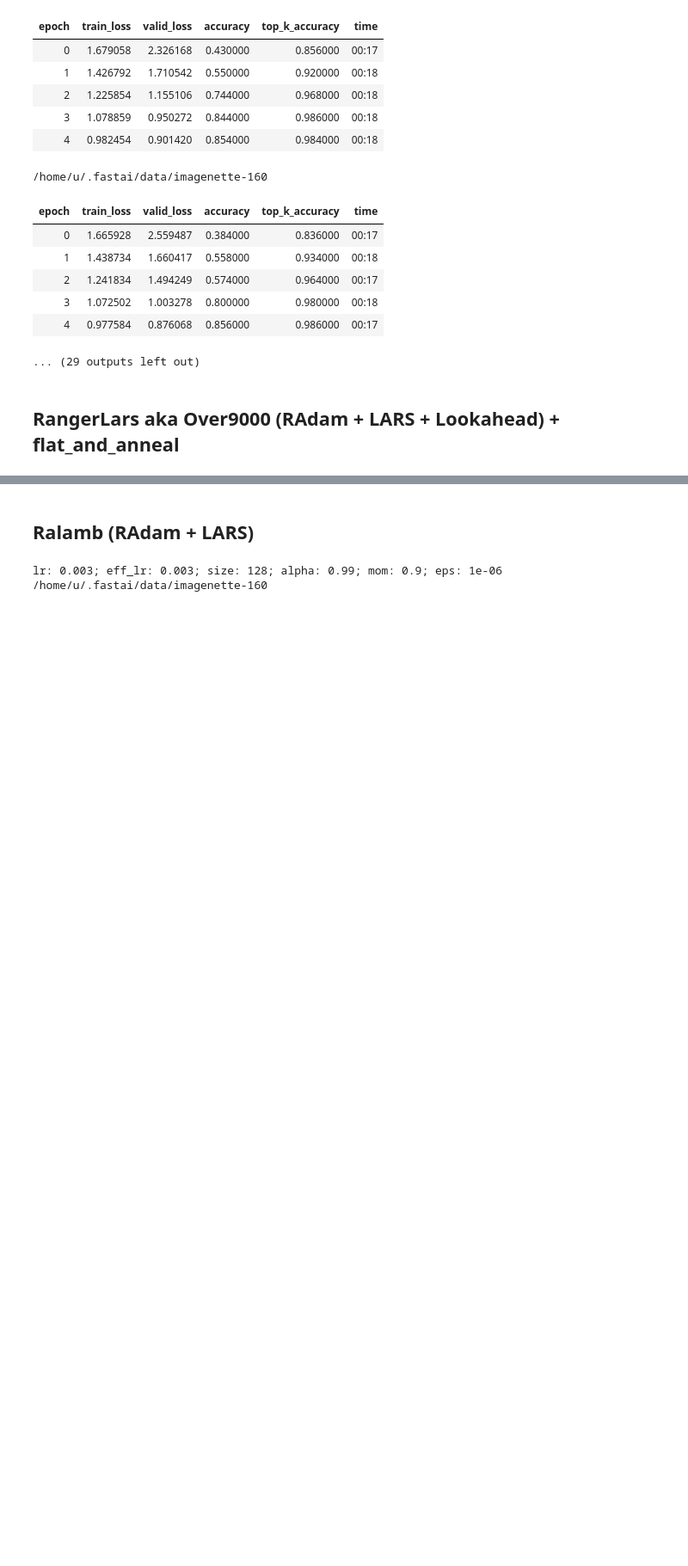
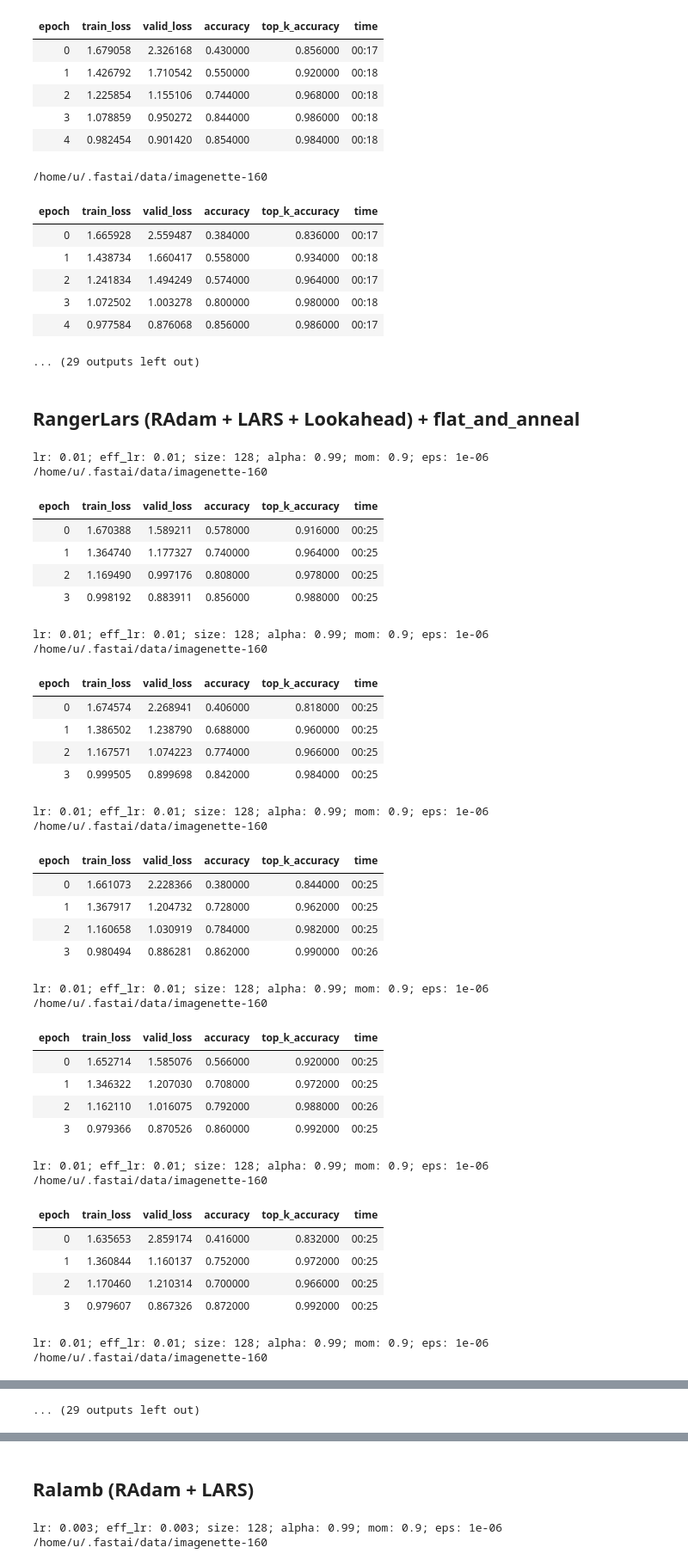
Before and after one commit to mgrankin/over9000, a Jupyter notebook: Imagenette_128_5_epoch-bs64.ipynb, the cells around one changed output, grey strips where cells are left out. Shown at 86% size. Saved outputs shown, nothing was run; the diff lists cells and outputs as text; code cells hidden in the pictures; blank space fills up the shorter version.

```diff
--- a/Imagenette_128_5_epoch-bs64.ipynb
+++ b/Imagenette_128_5_epoch-bs64.ipynb
@@ -48,4 +48,46 @@
 | 4 | 0.977584 | 0.876068 | 0.856000 | 0.986000 | 00:17 |
 ... (29 outputs left out)
 # %% [markdown]
-## RangerLars aka Over9000 (RAdam + LARS + Lookahead) + flat_and_anneal
+## RangerLars (RAdam + LARS + Lookahead) + flat_and_anneal
+# %%
+# only 4 epoch
+%run train.py --run 20 --woof 0 --size 128 --bs 64 --mixup 0 --sa 0 --epoch 4 --lr 1e-2 --gpu 0 \
+                --opt over9000 --sched_type flat_and_anneal --ann_start 0.5
+# %% [output]
+lr: 0.01; eff_lr: 0.01; size: 128; alpha: 0.99; mom: 0.9; eps: 1e-06
+/home/u/.fastai/data/imagenette-160
+| epoch | train_loss | valid_loss | accuracy | top_k_accuracy | time |
+| 0 | 1.670388 | 1.589211 | 0.578000 | 0.916000 | 00:25 |
+| 1 | 1.364740 | 1.177327 | 0.740000 | 0.964000 | 00:25 |
+| 2 | 1.169490 | 0.997176 | 0.808000 | 0.978000 | 00:25 |
+| 3 | 0.998192 | 0.883911 | 0.856000 | 0.988000 | 00:25 |
+lr: 0.01; eff_lr: 0.01; size: 128; alpha: 0.99; mom: 0.9; eps: 1e-06
+/home/u/.fastai/data/imagenette-160
+| epoch | train_loss | valid_loss | accuracy | top_k_accuracy | time |
+| 0 | 1.674574 | 2.268941 | 0.406000 | 0.818000 | 00:25 |
+| 1 | 1.386502 | 1.238790 | 0.688000 | 0.960000 | 00:25 |
+| 2 | 1.167571 | 1.074223 | 0.774000 | 0.966000 | 00:25 |
+| 3 | 0.999505 | 0.899698 | 0.842000 | 0.984000 | 00:25 |
+lr: 0.01; eff_lr: 0.01; size: 128; alpha: 0.99; mom: 0.9; eps: 1e-06
+/home/u/.fastai/data/imagenette-160
+| epoch | train_loss | valid_loss | accuracy | top_k_accuracy | time |
+| 0 | 1.661073 | 2.228366 | 0.380000 | 0.844000 | 00:25 |
+| 1 | 1.367917 | 1.204732 | 0.728000 | 0.962000 | 00:25 |
+| 2 | 1.160658 | 1.030919 | 0.784000 | 0.982000 | 00:25 |
+| 3 | 0.980494 | 0.886281 | 0.862000 | 0.990000 | 00:26 |
+lr: 0.01; eff_lr: 0.01; size: 128; alpha: 0.99; mom: 0.9; eps: 1e-06
+/home/u/.fastai/data/imagenette-160
+| epoch | train_loss | valid_loss | accuracy | top_k_accuracy | time |
+| 0 | 1.652714 | 1.585076 | 0.566000 | 0.920000 | 00:25 |
+| 1 | 1.346322 | 1.207030 | 0.708000 | 0.972000 | 00:25 |
+| 2 | 1.162110 | 1.016075 | 0.792000 | 0.988000 | 00:26 |
+| 3 | 0.979366 | 0.870526 | 0.860000 | 0.992000 | 00:25 |
+lr: 0.01; eff_lr: 0.01; size: 128; alpha: 0.99; mom: 0.9; eps: 1e-06
+/home/u/.fastai/data/imagenette-160
+| epoch | train_loss | valid_loss | accuracy | top_k_accuracy | time |
+| 0 | 1.635653 | 2.859174 | 0.416000 | 0.832000 | 00:25 |
+| 1 | 1.360844 | 1.160137 | 0.752000 | 0.972000 | 00:25 |
+| 2 | 1.170460 | 1.210314 | 0.700000 | 0.966000 | 00:25 |
+| 3 | 0.979607 | 0.867326 | 0.872000 | 0.992000 | 00:25 |
+lr: 0.01; eff_lr: 0.01; size: 128; alpha: 0.99; mom: 0.9; eps: 1e-06
+/home/u/.fastai/data/imagenette-160
@@ -52 +99,2 @@
+... (29 outputs left out)
 # %%
```
Also changed, not shown: parts of 3 cells of this notebook, 1 other file.
